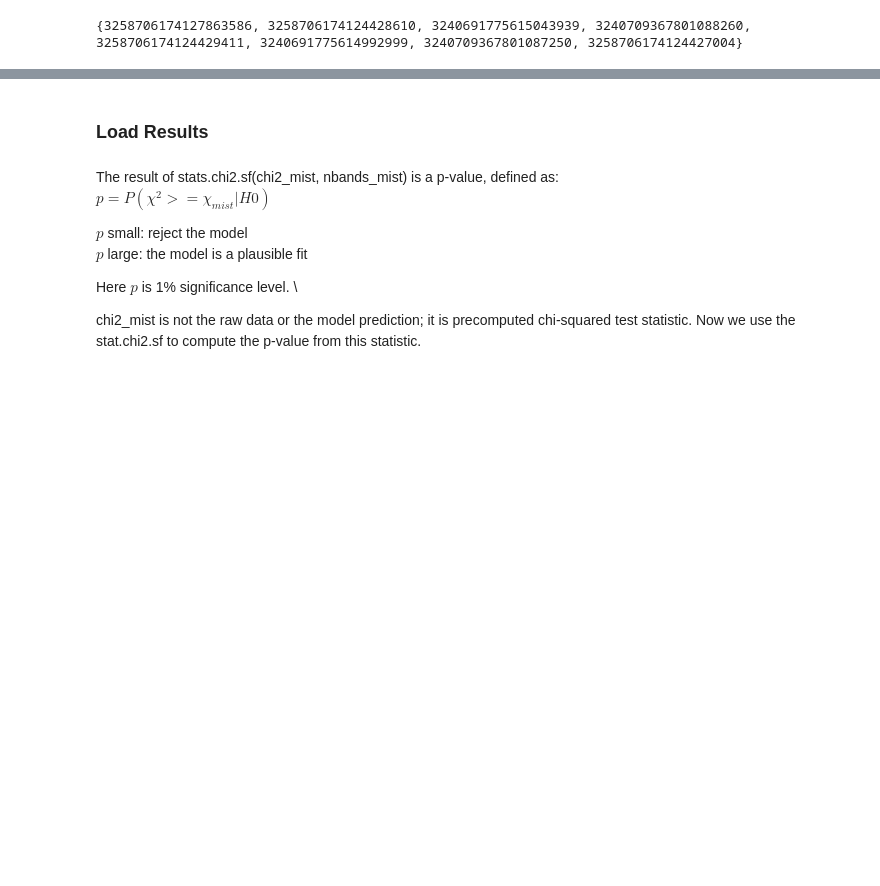
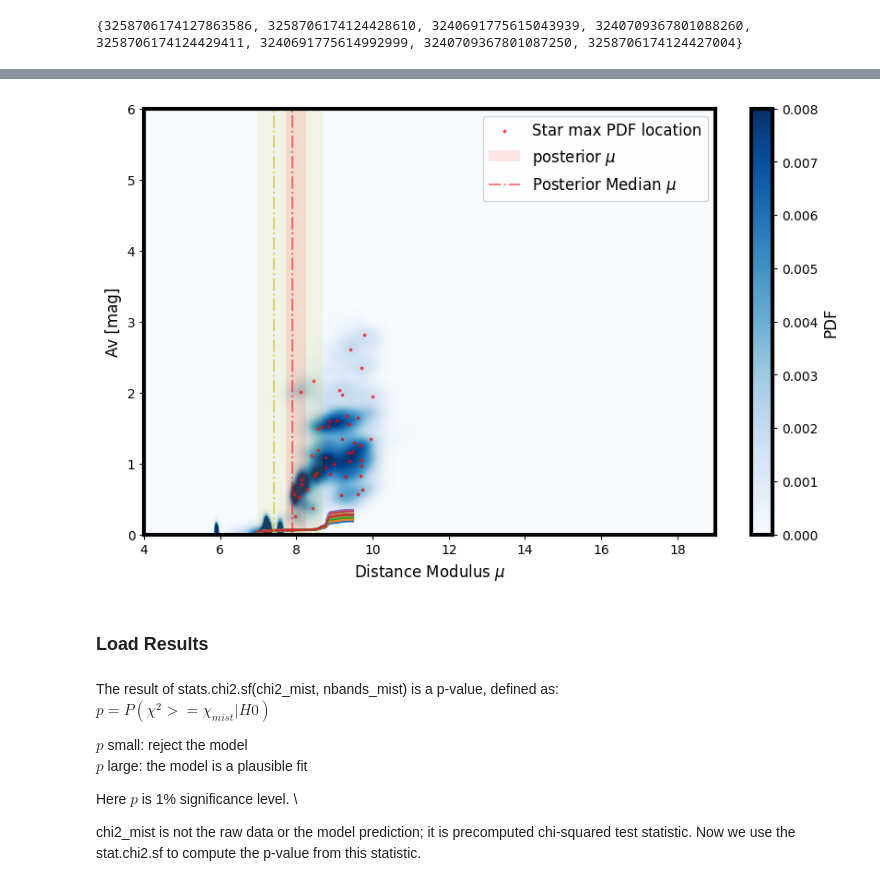
Before and after one commit to Annie-Bore-Gao/Cometary_Globules, a Jupyter notebook: sources_query.ipynb, the cells around one changed output, grey strips where cells are left out. Saved outputs shown, nothing was run; the diff lists cells and outputs as text; code cells hidden in the pictures; blank space fills up the shorter version.

```diff
--- a/sources_query.ipynb
+++ b/sources_query.ipynb
@@ -756,3 +600,36 @@ Fitting object 808/808 [chi2/n: 10.4/8] (mean time: 1.206 s/obj, est. time remai
+# %%
+plt.scatter(x_max, y_max, color='red', s=3, alpha=0.6, label='Star max PDF location')
+
+#  sum: collapses the first dimension — aggregating multiple PDFs
+plt.imshow(np.sum(pdfbin, axis=0).T, aspect='auto', cmap='Blues', interpolation=None, origin='lower',
+            extent=[xedges[0], xedges[-1], yedges[0], yedges[-1]],
+            vmin=0, vmax=0.008
+            )
+for (ra, dec), group in grouped:
+    group = group.sort_values('distance')  # Ensure x-axis is ordered
+    plt.plot(5*np.log10(group['distance'])-5, group['Extinction'], linestyle='-')
+
+# plt.plot(5*np.log10(dist_exp)-5, A_exp)
+# plt.xlim(4, 10)
+from dynesty.utils import quantile
+plt.axvline(7.4, c='y', alpha=0.5, ls='-.')
+plt.axvspan(6.98, 8.7, facecolor='y', alpha=0.1)
+mu_samples = res.samples[:,4]
+# optionally, use weighted mu_samples
+# mu_1s1, mu_0, mu_1s2 = quantile(res.samples[:, 4], [0.16, 0.5, 0.84], weights=res.weights)
+plt.axvspan(np.quantile(mu_samples, 0.16),  np.quantile(mu_samples, 0.84), facecolor='red', alpha=0.1, label='posterior $\mu$')
+plt.axvline(np.quantile(mu_samples, 0.5), c='red', alpha=0.5, ls='-.', label = 'Posterior Median $\mu$')
+# plt.axvspan(mu_1s1, mu_1s2, facecolor='red', alpha=0.1, label='posterior $\mu$')
+# plt.axvline(mu_0, c='red', alpha=0.5, ls='-.', label = 'Posterior Median $\mu$')
+
+cbar = plt.colorbar()
+cbar.set_label('PDF')
+plt.xlabel('Distance Modulus $\mu$')
+plt.ylabel('Av [mag]')
+plt.legend()
+plt.show()
+# %% [output]
+[figure, added]
 # %% [markdown]
 ### Load Results
 # %% [markdown]
```
Also changed, not shown: parts of 39 cells of this notebook.
